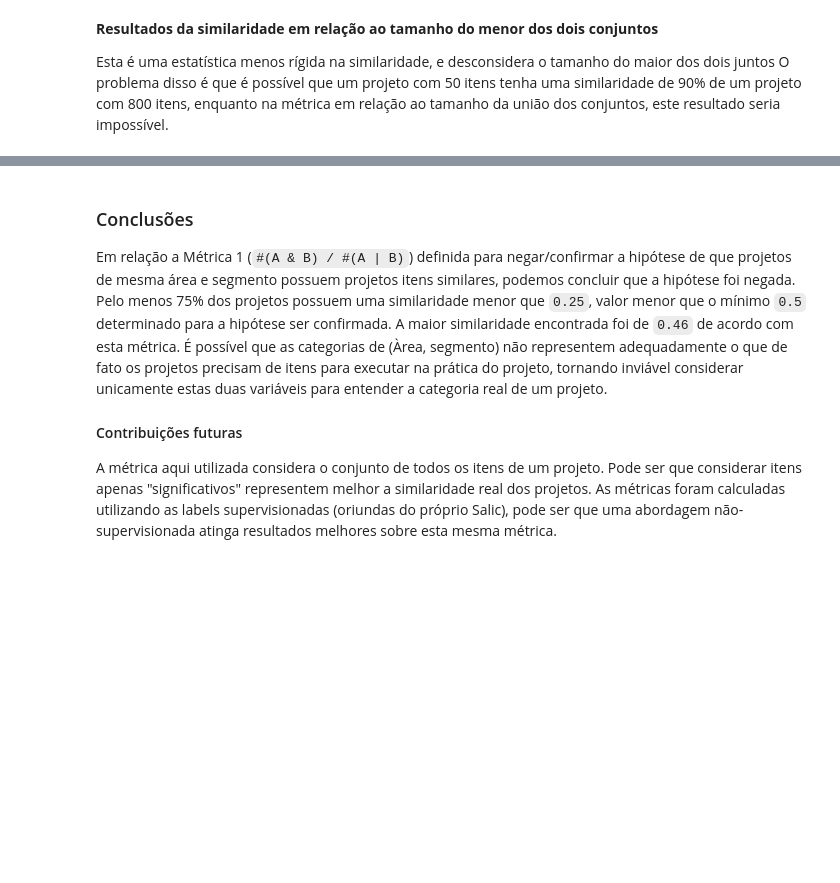
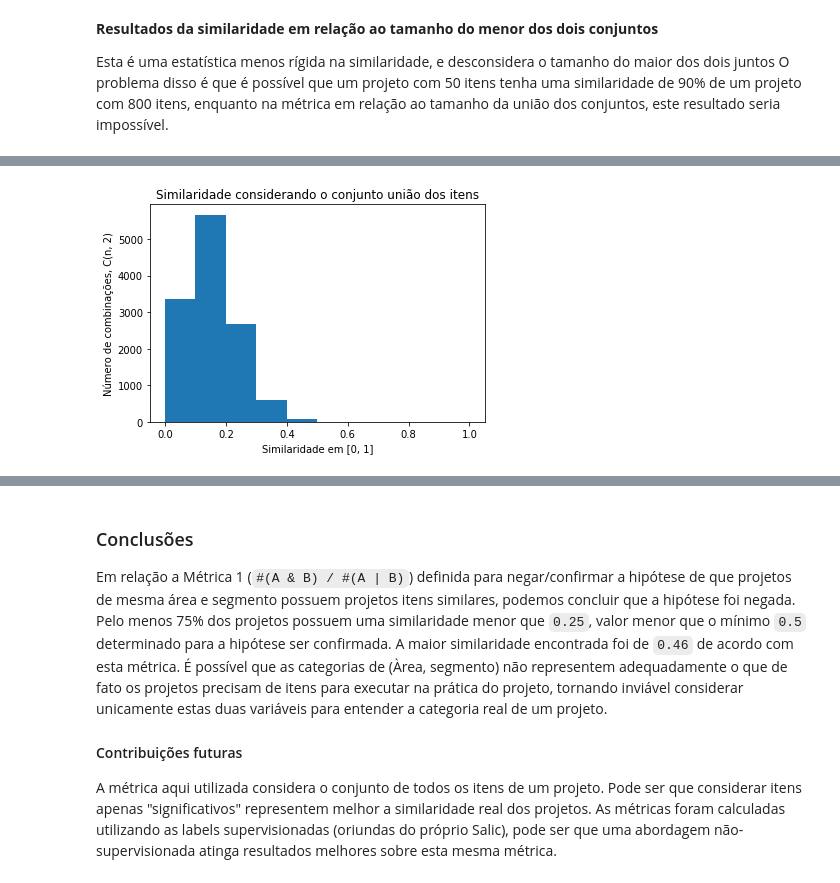
Before and after one commit to lappis-unb/salic-ml, a Jupyter notebook: notebooks/doing/projects-with-equal-segments-have-similar-items-hypothesis-v0.1.ipynb, the cells around one changed output, grey strips where cells are left out. Drawn from its saved outputs; the diff is of its cells as text; code cells hidden in the pictures; blank space fills up the shorter version.

Commit message:
Fixing typo, adding similarities graphs

```diff
--- a/notebooks/doing/projects-with-equal-segments-have-similar-items-hypothesis-v0.1.ipynb
+++ b/notebooks/doing/projects-with-equal-segments-have-similar-items-hypothesis-v0.1.ipynb
@@ -289,0 +290,8 @@ pd.DataFrame(similarities_min).describe()
+# %%
+plt.hist(similarities)
+plt.title('Similaridade considerando o conjunto união dos itens')
+plt.xlabel('Similaridade em [0, 1]')
+plt.ylabel('Número de combinações, C(n, 2)')
+plt.show()
+# %% [output]
+[figure, added]
```
Also changed, not shown: parts of 5 cells of this notebook.
